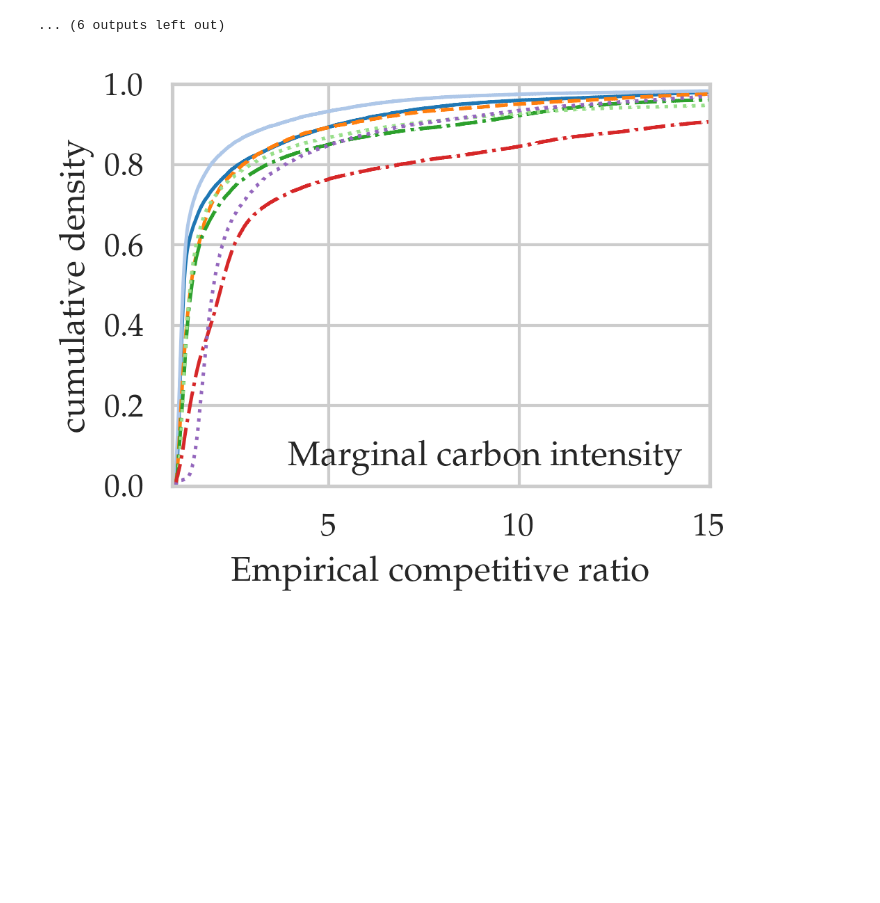
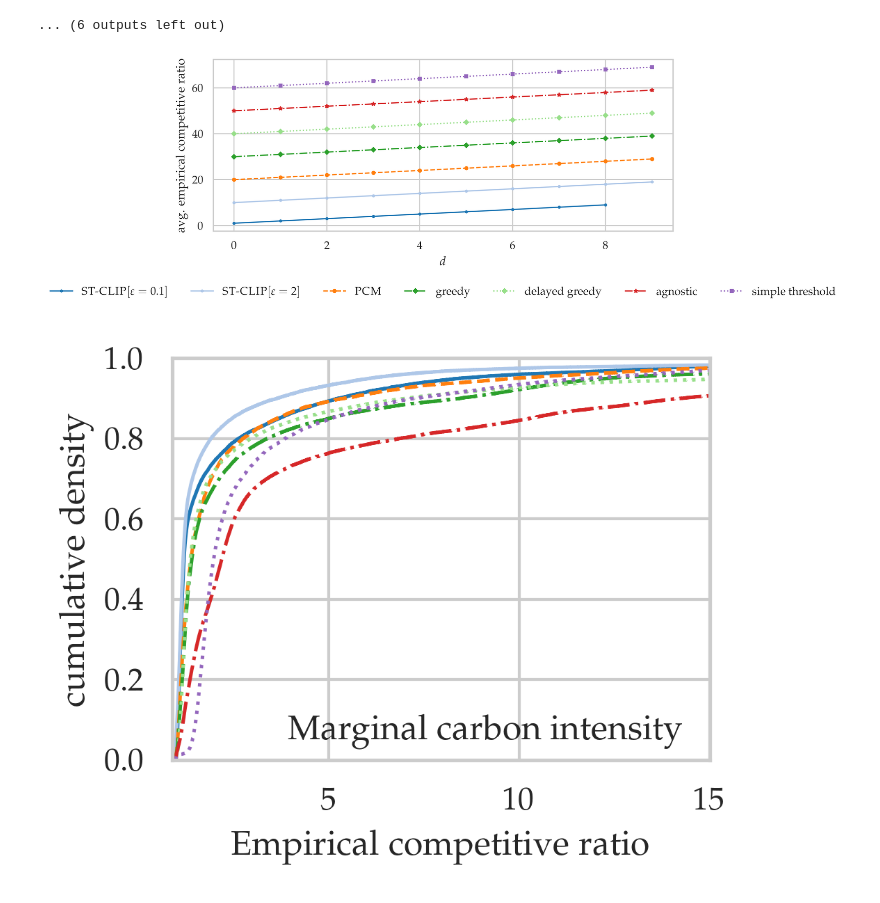
Before and after one commit to umassos/caslb-experiments, a Jupyter notebook: plotting.ipynb, the cells around one changed output. Drawn from its saved outputs; the diff is of its cells as text; code cells hidden in the pictures; blank space fills up the shorter version.

```diff
--- a/plotting.ipynb
+++ b/plotting.ipynb
@@ -793,18 +776,21 @@ subset: candidate14 average improvement of pcm over delayed greedy:  -0.02932720
 # %%
 # make a plot with a big legend
 plt.figure(figsize=(8, 3), dpi=400)
-plt.plot(range(1,10), color=colorDict["clip0"], label="$\\textsc{CarbonClipper}[\\varepsilon = 0.1]$", marker='.', linestyle='solid', markersize=4, linewidth=lw)
-plt.plot(range(10,20), color=colorDict["clip2"], label="$\\textsc{CarbonClipper}[\\varepsilon = 2]$", marker='.', linestyle='solid', markersize=4, linewidth=lw)
+lw=1.2
+plt.plot(range(1,10), color=colorDict["clip0"], label="$\\textsc{ST-CLIP}[\\varepsilon = 0.1]$", marker='.', linestyle='solid', markersize=4, linewidth=lw)
+plt.plot(range(10,20), color=colorDict["clip2"], label="$\\textsc{ST-CLIP}[\\varepsilon = 2]$", marker='.', linestyle='solid', markersize=4, linewidth=lw)
 plt.plot(range(20,30), color=colorDict["pcm"], label="$\\textsc{PCM}$", marker='o', linestyle='dashed', markersize=3, linewidth=lw)
 plt.plot(range(30,40), color=colorDict["greedy"], label="greedy", marker='D', linestyle='dashdot', markersize=3, linewidth=lw)
 plt.plot(range(40,50), color=colorDict["delayGreedy"], label="delayed greedy", marker='D', linestyle='dotted', markersize=3, linewidth=lw)
 plt.plot(range(50,60), color=colorDict["agnostic"], label="agnostic", marker='*', linestyle='dashdot', markersize=4, linewidth=lw)
 plt.plot(range(60,70), color=colorDict["simple threshold"], label="simple threshold", marker='s', linestyle='dotted', markersize=3, linewidth=lw)
 plt.xlabel("$d$")
 plt.ylabel("avg. empirical competitive ratio")
 # 6 column legend
 plt.legend(ncol=7, bbox_to_anchor=(0.5, -0.45), loc='lower center', frameon=False)
 plt.savefig("plots/legend.png", bbox_inches='tight')
+# %% [output]
+[figure, added]
 # %%
 ######################### plotting for marginal length
 
```
Also changed, not shown: parts of 7 cells of this notebook, 5 other files.
